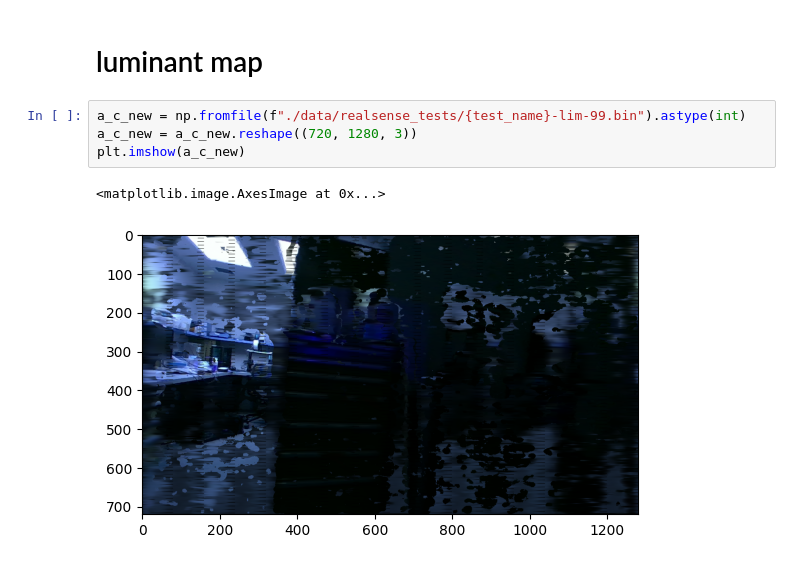
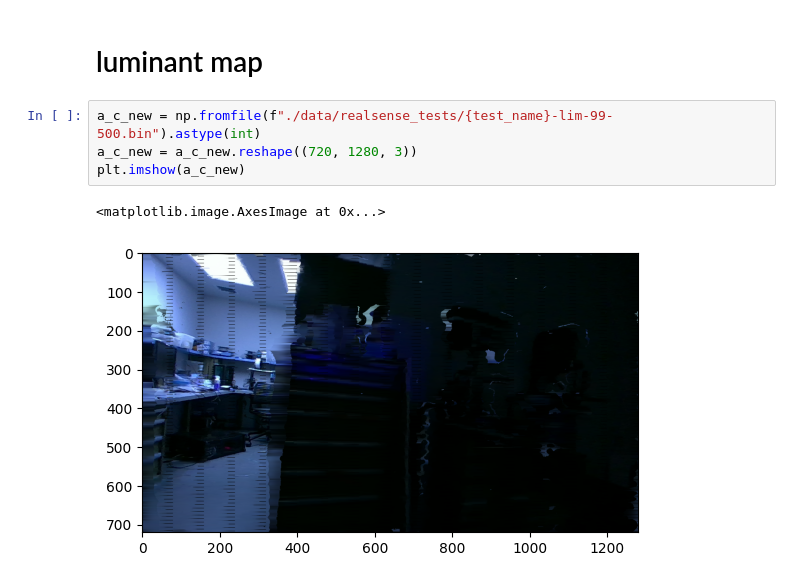
Before and after one commit to UCSD-E4E/depthwise_color_constancy, a Jupyter notebook: realsenseDataCollection.ipynb, the cells around one changed output. Cells and saved outputs as stored; diff of their text form.

Commit message:
feat: adds demo with nyc data

```diff
--- a/realsenseDataCollection.ipynb
+++ b/realsenseDataCollection.ipynb
@@ -88,9 +89,9 @@ afasfasdfasd
 # %% [markdown]
 # luminant map
 # %%
-a_c_new = np.fromfile(f"./data/realsense_tests/{test_name}-lim-99.bin").astype(int)
+a_c_new = np.fromfile(f"./data/realsense_tests/{test_name}-lim-99-500.bin").astype(int)
 a_c_new = a_c_new.reshape((720, 1280, 3))
 plt.imshow(a_c_new)
 # %% [output]
 <matplotlib.image.AxesImage at 0x...>
-[figure, old version]
+[figure, new version]
```
Also changed, not shown: parts of 6 cells of this notebook, 3 other files.
